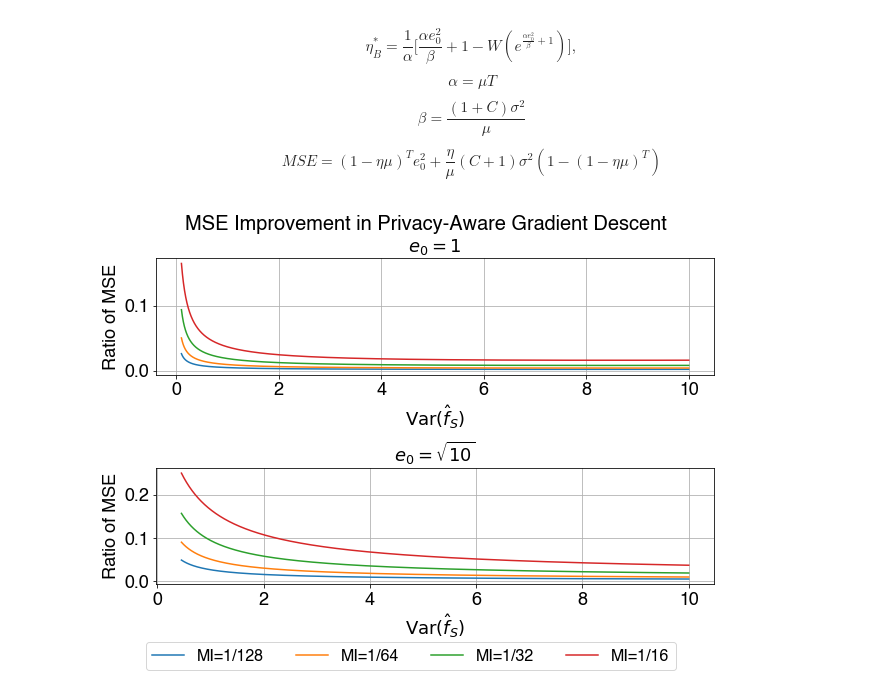
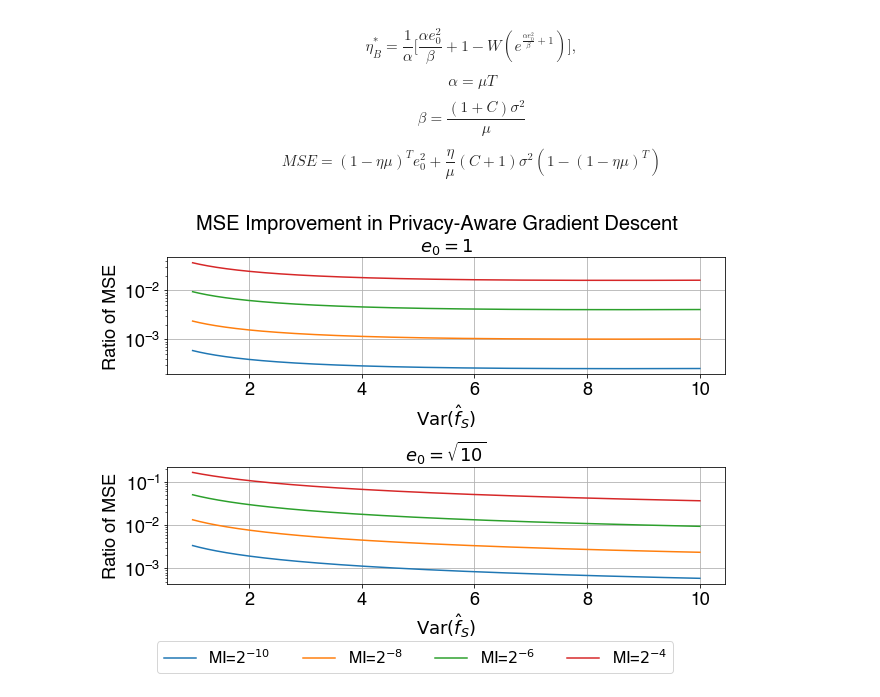
Before and after one commit to mayuri95/designing_for_privacy, a Jupyter notebook: snr graphs.ipynb, the cells around one changed output. Cells and saved outputs as stored; diff of their text form; code cells hidden in the pictures.

Commit message:
add snr graphs

```diff
--- a/snr graphs.ipynb
+++ b/snr graphs.ipynb
@@ -2,25 +2,3 @@
 import matplotlib.pyplot as plt
 import numpy as np
 from scipy.special import lambertw
-# %%
-xs = []
-ybs = []
-y1s = []
-y2s = []
-y3s = []
-a, b = 5, 500
-for lam in range(1, 101):
-    lam /= 100
-    xs.append(lam)
-    ybs.append(a/lam)
-
-
-    y1s.append(b*lam)
-    y2s.append(2*b*lam)
-    y3s.append(5*b*lam)
-
-plt.plot(xs[:30], ybs[:30])
-plt.plot(xs[:30], y1s[:30])
-plt.plot(xs[:30], y2s[:30])
-plt.plot(xs[:30], y3s[:30])
-plt.plot()
@@ -37,8 +12,8 @@ mse_ratio(512, 0.5)
 # %% [output]
 0.008729355933485219
 # %%
-mi_range = [2**(x) for x in range(-7, -3)]
-labels = ['1/128', '1/64', '1/32', '1/16', '1/8', '1/4', '1/2', '1', '2', '4']
+mi_range = [2**(x) for x in [-10, -8, -6, -4]]
+labels = ['$2^{-10}$', '$2^{-8}$', '$2^{-6}$', '$2^{-4}$']
 c_range = [1/(2*mi) for mi in mi_range]
 snr_range = [x/1000 for x in range(1, 10000)]
 # %%
@@ -109,10 +84,9 @@ def mse_gd(eta, mu, e_0, C, sigma_sq, T=32):
 mu = 1
 L = 1
 
-mi_range = [2**(x) for x in range(-7, -3)]
-labels = ['1/128', '1/64', '1/32', '1/16', '1/8', '1/4', '1/2', '1', '2', '4']
+mi_range = [2**(x) for x in [-10, -8, -6, -4]]
+labels = ['$2^{-10}$', '$2^{-8}$', '$2^{-6}$', '$2^{-4}$']
 c_range = [1/(2*mi) for mi in mi_range]
-# c_range = [0]
 fig, axes = plt.subplots(2, figsize=(10, 6))
 es = [1, 10**0.5]
 titles = ["$e_0=1$", "$e_0 = \sqrt{10}$"]
@@ -120,33 +94,34 @@ for e_ind, ax in enumerate(axes):
     e_0 = es[e_ind]
 
     for ind,C in enumerate(c_range):
         C*=32 # per epoch vs. overall
 
         xs = []
         ys = []
-        for sigma_sq in [x/1000 for x in range(100, 10000)]:
+        for sigma_sq in [x/1000 for x in range(1000, 10000)]:
             step_size_default = solve_for_optimal_eta(mu, sigma_sq, e_0, 0)
 
             optimal_eta = solve_for_optimal_eta(mu, sigma_sq, e_0, C)
             if np.isinf(optimal_eta):
                 continue
             optimal_mse = mse_gd(optimal_eta, mu, e_0, C, sigma_sq)
             default_mse = mse_gd(step_size_default, mu, e_0, C, sigma_sq)
             xs.append(sigma_sq)
             ys.append(optimal_mse/default_mse)
         ax.plot(xs, ys, label=f'MI={labels[ind]}')
 #         print(C, ys)
     ax.grid(True)
     ax.tick_params(axis='both', labelsize=18)
     ax.set_xlabel("$\mathsf{Var}(\hat{f}_S)$", fontsize=18)
     ax.set_ylabel("Ratio of MSE", fontsize=18)
+    ax.set_yscale('log')
 #     ax.legend(fontsize=16)
     ax.set_title(titles[e_ind], fontsize=18)
 plt.subplots_adjust(hspace=0.8)
 handles, labels = ax.get_legend_handles_labels()
 
 lgd = fig.legend(handles, labels, ncol=4, loc=2, prop={'size': 16}, bbox_to_anchor=(0.1, 0.01))
 plt.suptitle("MSE Improvement in Privacy-Aware Gradient Descent", fontsize=20)
-plt.savefig('figs/sigma_sq_to_mse.svg',  bbox_inches = "tight")
+plt.savefig('figs/sigma_sq_to_mse.pdf',  bbox_inches = "tight")
 # %% [output]
-[figure, old version]
+[figure, new version]
```
Also changed, not shown: parts of 3 cells of this notebook, 2 other files.
